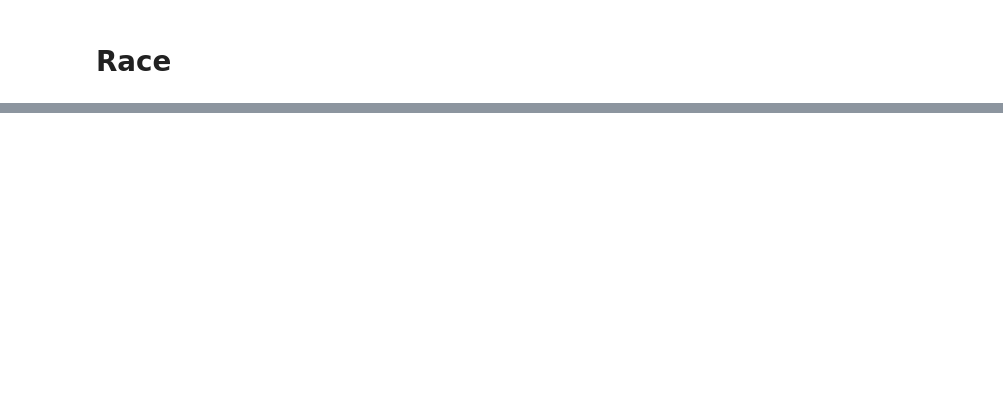
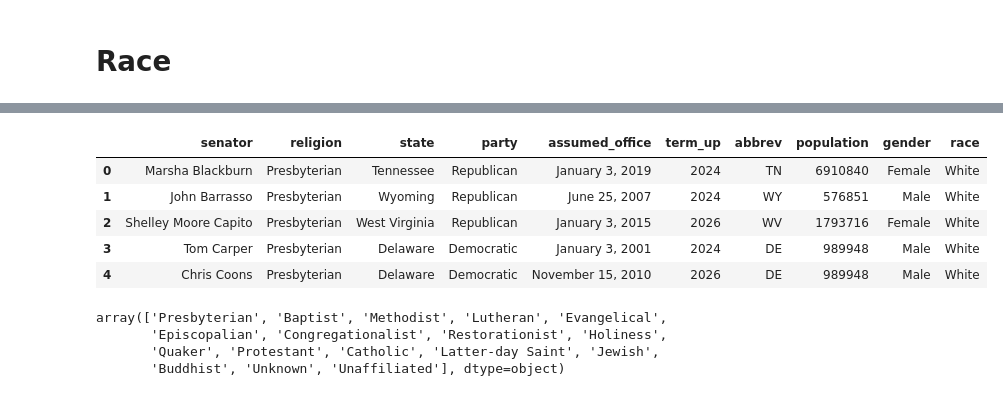
Before and after one commit to isabelle-sanford/senate-analysis, a Jupyter notebook: react_data_analysis/senate_data_v0.ipynb, the cells around one changed output, grey strips where cells are left out. Cells and saved outputs as stored; diff of their text form; code cells hidden in the pictures; blank space fills up the shorter version.

```diff
--- a/react_data_analysis/senate_data_v0.ipynb
+++ b/react_data_analysis/senate_data_v0.ipynb
@@ -188,4 +196,19 @@ See the caveats in the documentation: https://pandas.pydata.org/pandas-docs/stab
 | 99 | Kyrsten Sinema | Unaffiliated | Arizona | Democratic | January 3, 2019 | 2024 | AZ | 7151502 | Female | White |
 100 rows × 10 columns
+# %%
+sen_data = sen_data.rename(columns={
+    "Senator": "senator",
+    "Religion": "religion",
+    "State": "state",
+    "st": "abbrev"
+})
+sen_data.head()
+# %% [output]
+|  | senator | religion | state | party | assumed_office | term_up | abbrev | population | gender | race |
+| 0 | Marsha Blackburn | Presbyterian | Tennessee | Republican | January 3, 2019 | 2024 | TN | 6910840 | Female | White |
+| 1 | John Barrasso | Presbyterian | Wyoming | Republican | June 25, 2007 | 2024 | WY | 576851 | Male | White |
+| 2 | Shelley Moore Capito | Presbyterian | West Virginia | Republican | January 3, 2015 | 2026 | WV | 1793716 | Female | White |
+| 3 | Tom Carper | Presbyterian | Delaware | Democratic | January 3, 2001 | 2024 | DE | 989948 | Male | White |
+| 4 | Chris Coons | Presbyterian | Delaware | Democratic | November 15, 2010 | 2026 | DE | 989948 | Male | White |
 # %%
 sen_data.to_csv("Senate_Data.csv")
@@ -192,0 +216,7 @@ sen_data.to_json("../senate-react/src/data0/senators0.json")
+# %%
+sen_data['religion'].unique()
+# %% [output]
+array(['Presbyterian', 'Baptist', 'Methodist', 'Lutheran', 'Evangelical',
+       'Episcopalian', 'Congregationalist', 'Restorationist', 'Holiness',
+       'Quaker', 'Protestant', 'Catholic', 'Latter-day Saint', 'Jewish',
+       'Buddhist', 'Unknown', 'Unaffiliated'], dtype=object)
```
Also changed, not shown: parts of 7 cells of this notebook, 7 other files.
